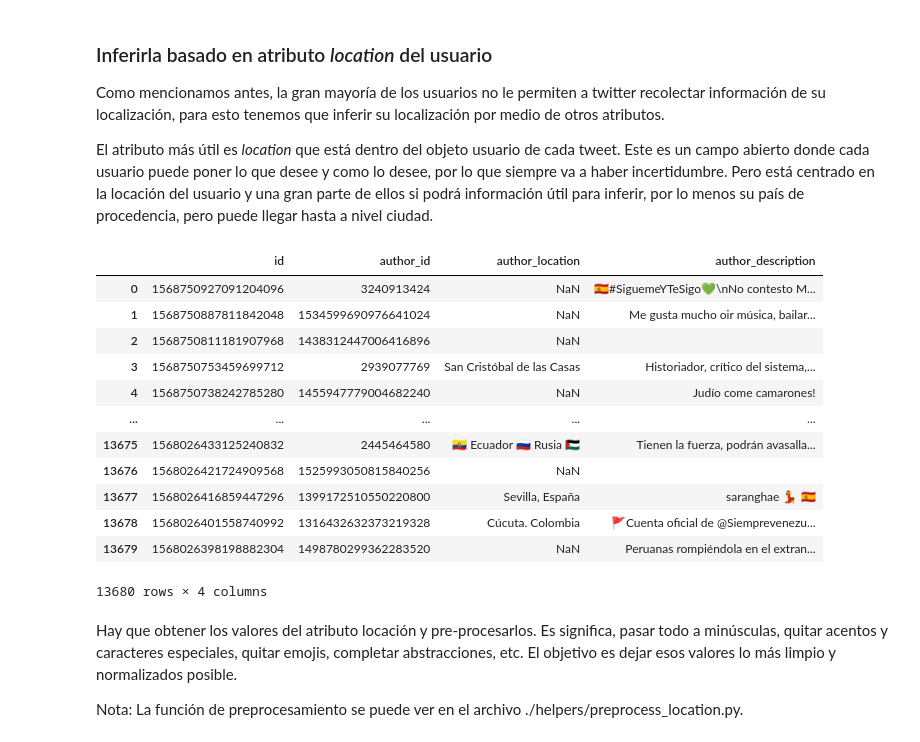
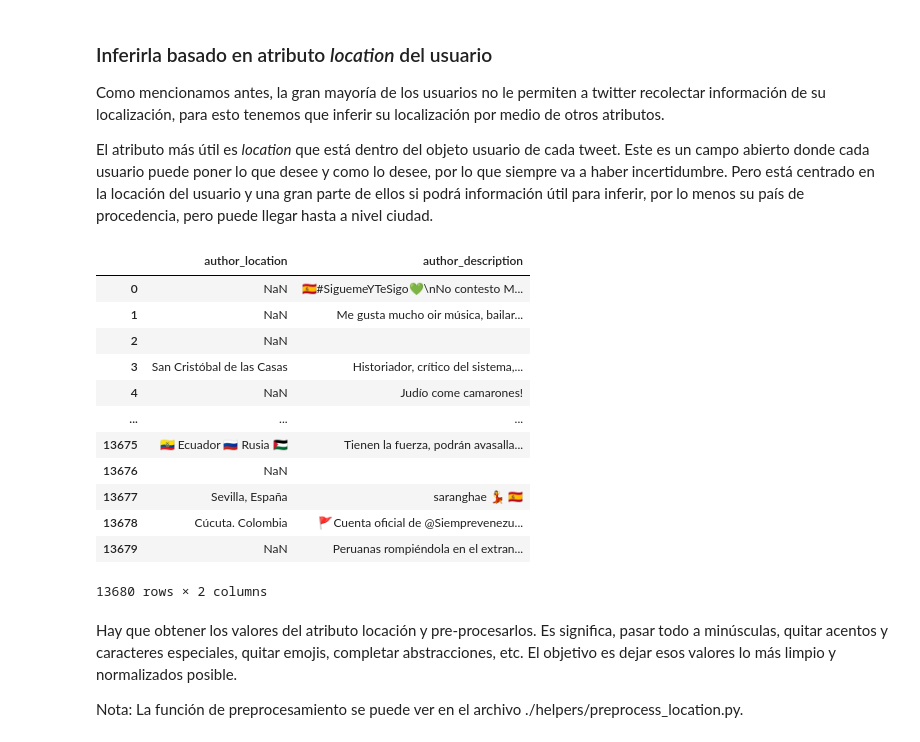
Before and after one commit to Entropia-AI/Workshop_2_Migracion, a Jupyter notebook: twitter/3_Variables_Demograficas.ipynb, the cells around one changed output. Drawn from its saved outputs; the diff is of its cells as text; code cells hidden in the pictures.

```diff
--- a/twitter/3_Variables_Demograficas.ipynb
+++ b/twitter/3_Variables_Demograficas.ipynb
@@ -153,33 +126,33 @@ El atributo más útil es *location* que está dentro del objeto usuario de cada
 # %%
 # Cargar tweets del dataset ejemplo
 df_tweets = pd.read_json("./files/2_dataset.jsonl", lines=True)
 df_tweets = df_tweets[['id', 'author_id', 'author']]
 
 # Cargar los objetos anidados geo
 df_authors = pd.DataFrame(list(df_tweets['author']))
 df_authors = df_authors[['location', 'description']]
 df_authors.columns = list(map(lambda x: f"author_{x}", df_authors.columns))
 
 df_tweets = df_tweets.drop(columns=['author'])
 df_tweets = df_tweets.join(df_authors)
 
 del df_authors
 
-df_tweets
+df_tweets.iloc[:, 2:]
 # %% [output]
-|  | id | author_id | author_location | author_description |
-| 0 | 1568750927091204096 | 3240913424 | NaN | 🇪🇸#SiguemeYTeSigo💚\nNo contesto M... |
-| 1 | 1568750887811842048 | 1534599690976641024 | NaN | Me gusta mucho oir música, bailar... |
-| 2 | 1568750811181907968 | 1438312447006416896 | NaN |  |
-| 3 | 1568750753459699712 | 2939077769 | San Cristóbal de las Casas | Historiador, crítico del sistema,... |
-| 4 | 1568750738242785280 | 1455947779004682240 | NaN | Judío come camarones! |
-| ... | ... | ... | ... | ... |
-| 13675 | 1568026433125240832 | 2445464580 | 🇪🇨 Ecuador 🇷🇺 Rusia 🇵🇸 | Tienen la fuerza, podrán avasalla... |
-| 13676 | 1568026421724909568 | 1525993050815840256 | NaN |  |
-| 13677 | 1568026416859447296 | 1399172510550220800 | Sevilla, España | saranghae 💃 🇪🇦 |
-| 13678 | 1568026401558740992 | 1316432632373219328 | Cúcuta. Colombia | 🚩Cuenta oficial de @Siemprevenezu... |
-| 13679 | 1568026398198882304 | 1498780299362283520 | NaN | Peruanas rompiéndola en el extran... |
+|  | author_location | author_description |
+| 0 | NaN | 🇪🇸#SiguemeYTeSigo💚\nNo contesto M... |
+| 1 | NaN | Me gusta mucho oir música, bailar... |
+| 2 | NaN |  |
+| 3 | San Cristóbal de las Casas | Historiador, crítico del sistema,... |
+| 4 | NaN | Judío come camarones! |
+| ... | ... | ... |
+| 13675 | 🇪🇨 Ecuador 🇷🇺 Rusia 🇵🇸 | Tienen la fuerza, podrán avasalla... |
+| 13676 | NaN |  |
+| 13677 | Sevilla, España | saranghae 💃 🇪🇦 |
+| 13678 | Cúcuta. Colombia | 🚩Cuenta oficial de @Siemprevenezu... |
+| 13679 | NaN | Peruanas rompiéndola en el extran... |
-13680 rows × 4 columns
+13680 rows × 2 columns
 # %% [markdown]
 Hay que obtener los valores del atributo locación y pre-procesarlos. Es significa, pasar todo a minúsculas, quitar acentos y caracteres especiales, quitar emojis, completar abstracciones, etc. El objetivo es dejar esos valores lo más limpio y normalizados posible.
 
```
Also changed, not shown: parts of 13 cells of this notebook, 9 other files.
